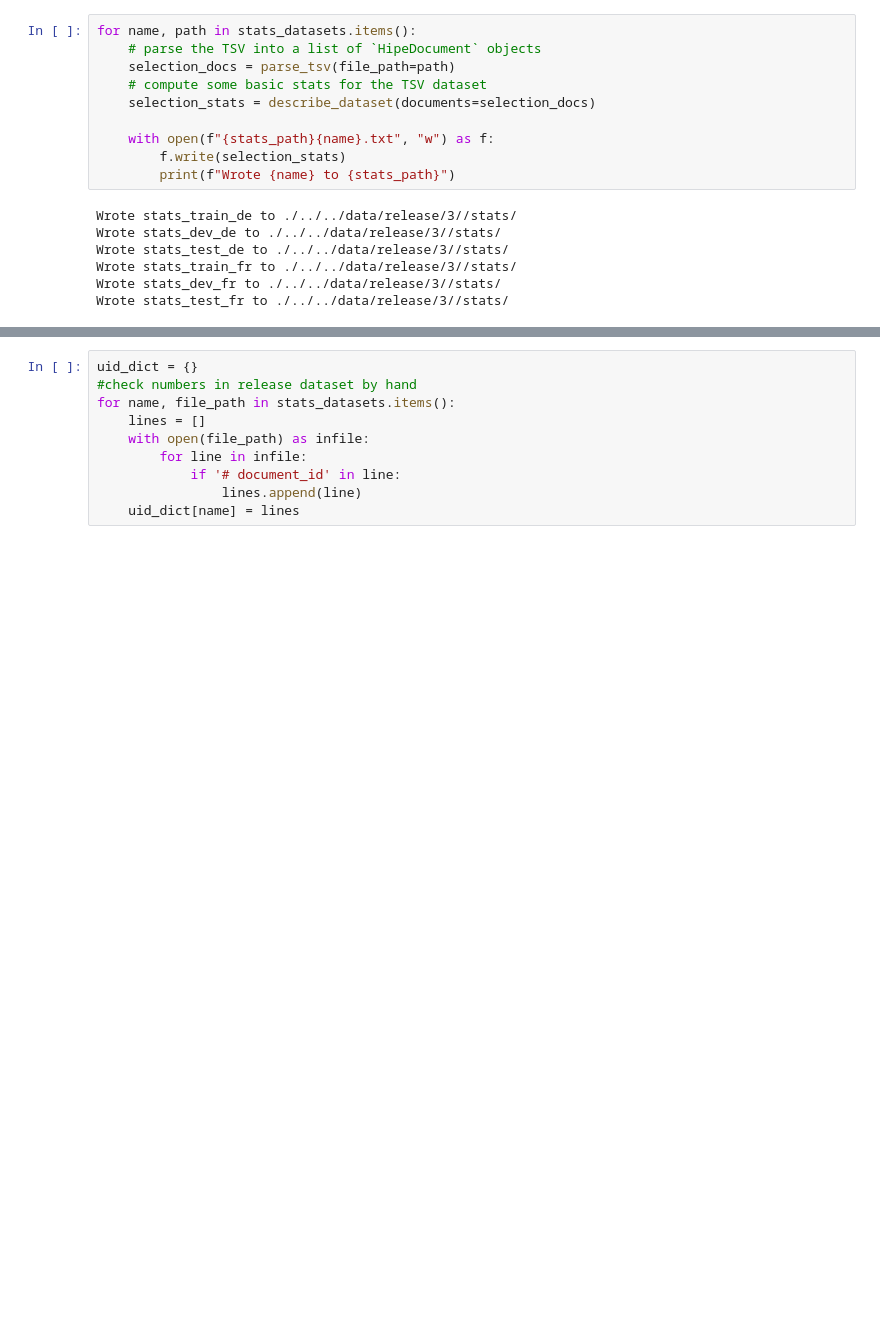
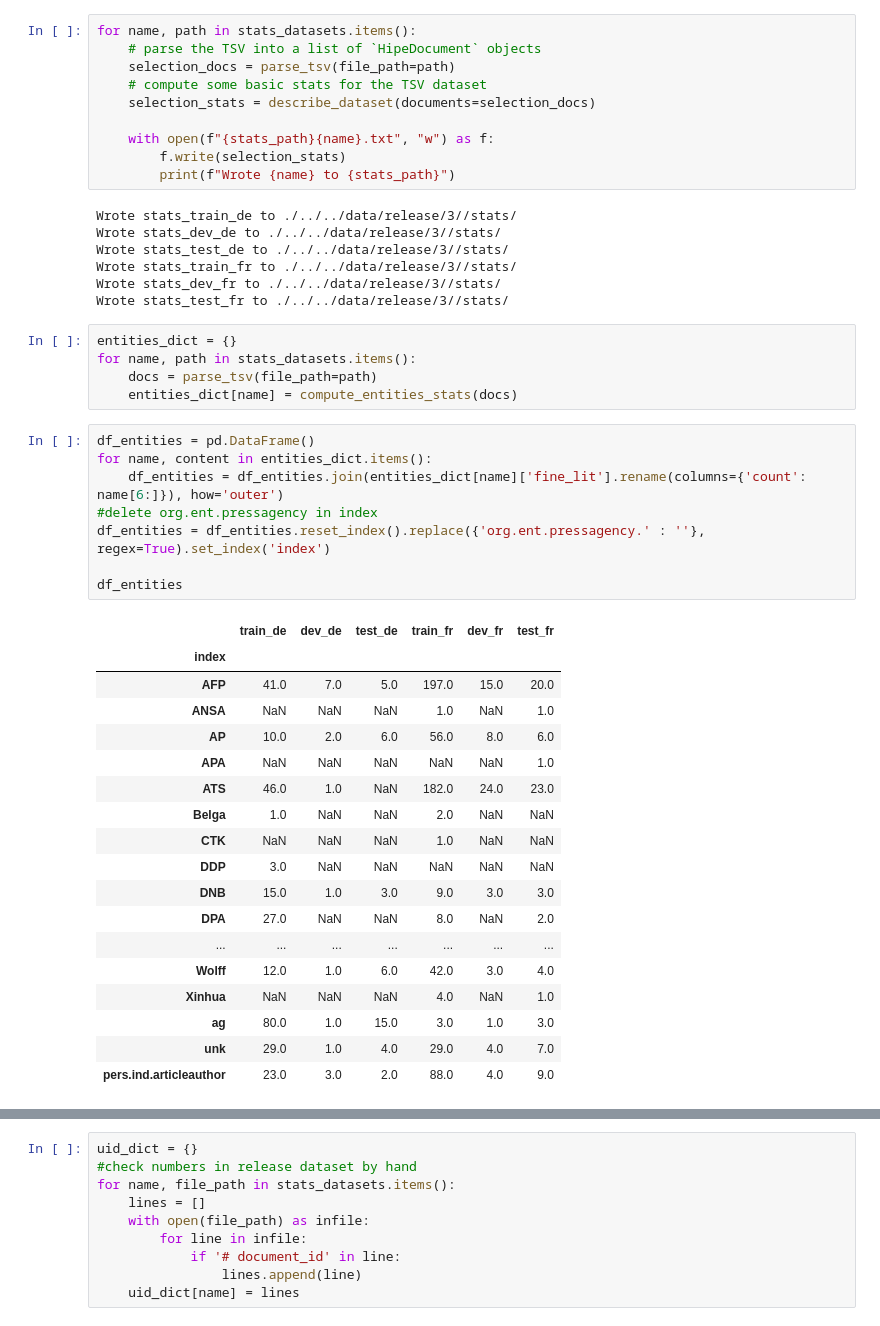
Before and after one commit to impresso/newsagency-classification, a Jupyter notebook: notebooks/2_annotation/stats_training_corpus.ipynb, the cells around one changed output, grey strips where cells are left out. Drawn from its saved outputs; the diff is of its cells as text; blank space fills up the shorter version.

```diff
--- a/notebooks/2_annotation/stats_training_corpus.ipynb
+++ b/notebooks/2_annotation/stats_training_corpus.ipynb
@@ -856,3 +856,35 @@ Wrote stats_test_de to ./../../data/release/3//stats/
 Wrote stats_train_fr to ./../../data/release/3//stats/
 Wrote stats_dev_fr to ./../../data/release/3//stats/
 Wrote stats_test_fr to ./../../data/release/3//stats/
+# %%
+entities_dict = {}
+for name, path in stats_datasets.items():
+    docs = parse_tsv(file_path=path)
+    entities_dict[name] = compute_entities_stats(docs)
+# %%
+df_entities = pd.DataFrame()
+for name, content in entities_dict.items():
+    df_entities = df_entities.join(entities_dict[name]['fine_lit'].rename(columns={'count': name[6:]}), how='outer')
+#delete org.ent.pressagency in index
+df_entities = df_entities.reset_index().replace({'org.ent.pressagency.' : ''}, regex=True).set_index('index')
+
+df_entities
+# %% [output]
+|  | train_de | dev_de | test_de | train_fr | dev_fr | test_fr |
+| index |  |  |  |  |  |  |
+| AFP | 41.0 | 7.0 | 5.0 | 197.0 | 15.0 | 20.0 |
+| ANSA | NaN | NaN | NaN | 1.0 | NaN | 1.0 |
+| AP | 10.0 | 2.0 | 6.0 | 56.0 | 8.0 | 6.0 |
+| APA | NaN | NaN | NaN | NaN | NaN | 1.0 |
+| ATS | 46.0 | 1.0 | NaN | 182.0 | 24.0 | 23.0 |
+| Belga | 1.0 | NaN | NaN | 2.0 | NaN | NaN |
+| CTK | NaN | NaN | NaN | 1.0 | NaN | NaN |
+| DDP | 3.0 | NaN | NaN | NaN | NaN | NaN |
+| DNB | 15.0 | 1.0 | 3.0 | 9.0 | 3.0 | 3.0 |
+| DPA | 27.0 | NaN | NaN | 8.0 | NaN | 2.0 |
+| ... | ... | ... | ... | ... | ... | ... |
+| Wolff | 12.0 | 1.0 | 6.0 | 42.0 | 3.0 | 4.0 |
+| Xinhua | NaN | NaN | NaN | 4.0 | NaN | 1.0 |
+| ag | 80.0 | 1.0 | 15.0 | 3.0 | 1.0 | 3.0 |
+| unk | 29.0 | 1.0 | 4.0 | 29.0 | 4.0 | 7.0 |
+| pers.ind.articleauthor | 23.0 | 3.0 | 2.0 | 88.0 | 4.0 | 9.0 |
```
Also changed, not shown: parts of 3 cells of this notebook, 2 other files.
